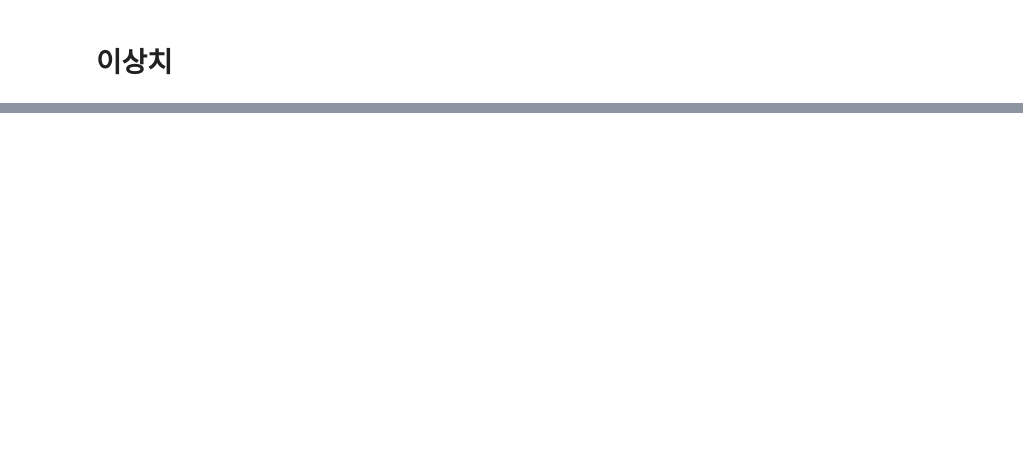
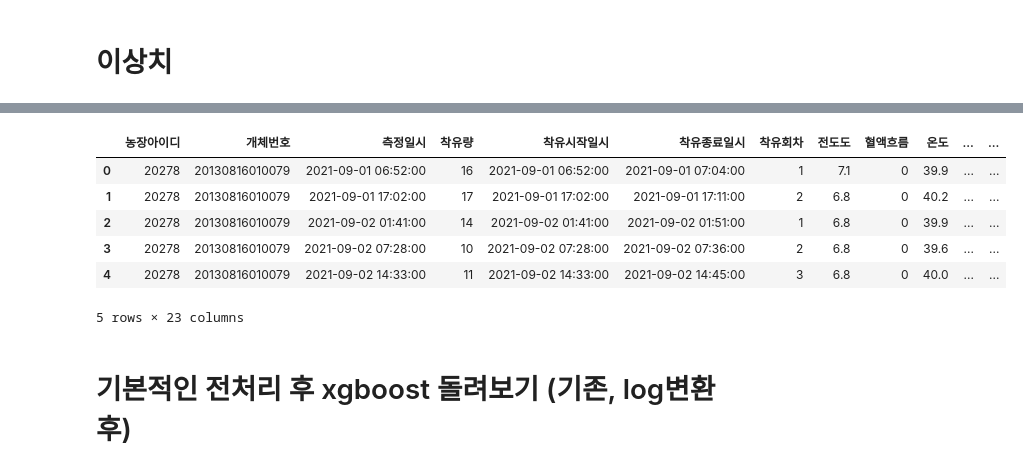
Before and after one commit to jiwon512/practical_project, a Jupyter notebook: jaemin/jaemin.ipynb, the cells around one changed output, grey strips where cells are left out. Cells and saved outputs as stored; diff of their text form; code cells hidden in the pictures; blank space fills up the shorter version.

```diff
--- a/jaemin/jaemin.ipynb
+++ b/jaemin/jaemin.ipynb
@@ -194,0 +155,18 @@ df.to_csv("test.csv", encoding="cp949")
+# %%
+cols = ["착유량","착유회차","전도도","온도","유지방","유단백","공기흐름","착유시간"]
+
+cols_group = [["착유량","착유회차","전도도"],["온도","유지방","유단백"],["공기흐름","착유시간"]]
+
+for x, y in enumerate(cols_group):
+    plt.figure(figsize=(15,5))
+
+    for i, col in enumerate(y):
+        plt.subplot(1,3,i+1)
+
+        log_transformed_col = np.log(df[col]+1)
+        df[f"{col}_log"] = log_transformed_col
+        sns.histplot(data=log_transformed_col, bins=5)
+        plt.title(f"{col} 분포")
+        plt.grid(axis='y', alpha=1)
+    plt.tight_layout()
+    plt.show()
@@ -194,0 +177,12 @@ df.to_csv("test.csv", encoding="cp949")
+# %%
+df.head()
+# %% [output]
+|  | 농장아이디 | 개체번호 | 측정일시 | 착유량 | 착유시작일시 | 착유종료일시 | 착유회차 | 전도도 | 혈액흐름 | 온도 | ... | ... |
+| 0 | 20278 | 20130816010079 | 2021-09-01 06:52:00 | 16 | 2021-09-01 06:52:00 | 2021-09-01 07:04:00 | 1 | 7.1 | 0 | 39.9 | ... | ... |
+| 1 | 20278 | 20130816010079 | 2021-09-01 17:02:00 | 17 | 2021-09-01 17:02:00 | 2021-09-01 17:11:00 | 2 | 6.8 | 0 | 40.2 | ... | ... |
+| 2 | 20278 | 20130816010079 | 2021-09-02 01:41:00 | 14 | 2021-09-02 01:41:00 | 2021-09-02 01:51:00 | 1 | 6.8 | 0 | 39.9 | ... | ... |
+| 3 | 20278 | 20130816010079 | 2021-09-02 07:28:00 | 10 | 2021-09-02 07:28:00 | 2021-09-02 07:36:00 | 2 | 6.8 | 0 | 39.6 | ... | ... |
+| 4 | 20278 | 20130816010079 | 2021-09-02 14:33:00 | 11 | 2021-09-02 14:33:00 | 2021-09-02 14:45:00 | 3 | 6.8 | 0 | 40.0 | ... | ... |
+5 rows × 23 columns
+# %% [markdown]
+# 기본적인 전처리 후 xgboost 돌려보기 (기존, log변환 후)
```
Also changed, not shown: parts of 26 cells of this notebook.
